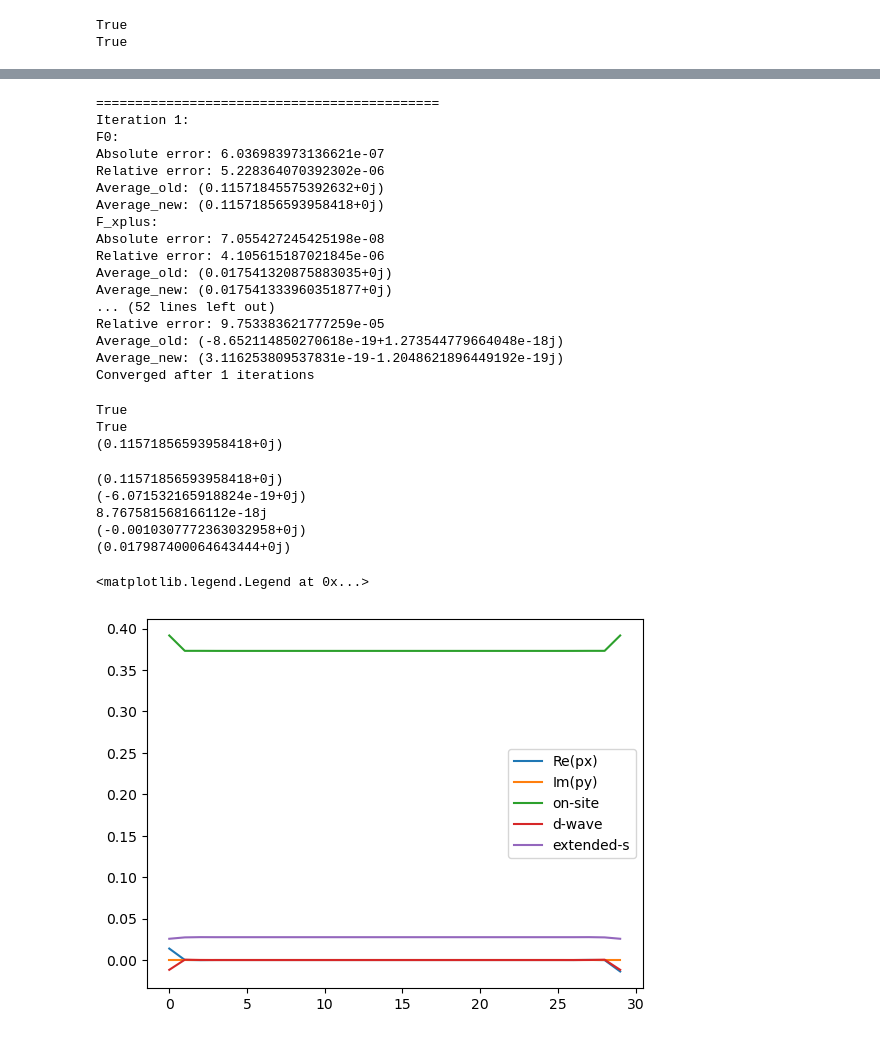
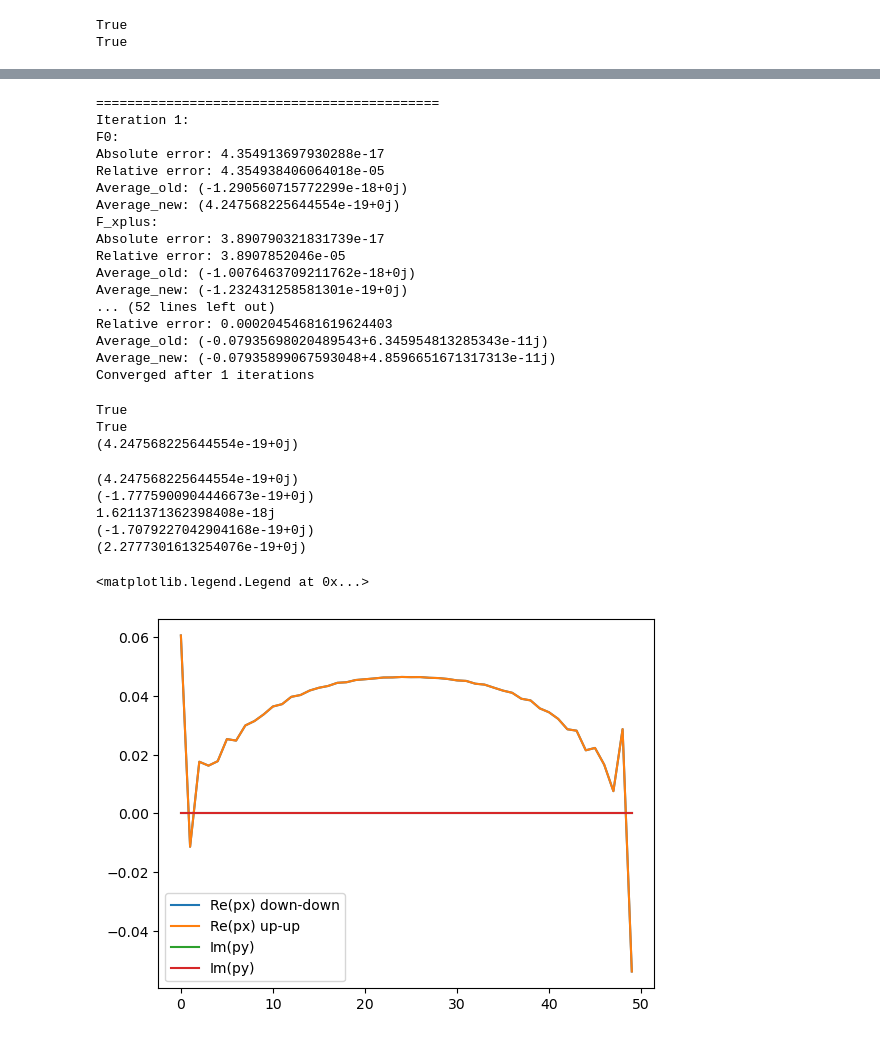
Before and after one commit to emilssp/master-thesis-codebase, a Jupyter notebook: notebooks/v2.1.ipynb, the cells around one changed output, grey strips where cells are left out. Drawn from its saved outputs; the diff is of its cells as text; code cells hidden in the pictures.

```diff
--- a/notebooks/v2.1.ipynb
+++ b/notebooks/v2.1.ipynb
@@ -49,7 +49,7 @@ print(block)
  [ 0.3-0.3j -0.1+0.1j  0. +0.j   0. +0.j ]
  [ 0.2-0.2j  0.4-0.4j  0. +0.j   0. +0.j ]]
 # %%
-X, Y = 30, 30
+X, Y = 50, 50
 lattice = Lattice(X, Y)
 
 t = 1
@@ -60,7 +60,7 @@ U = U0 * np.ones(lattice.X)
 V0 = +2.0 * t
 V = V0 * np.ones(lattice.X)
 V_prime = V
-H = Hamiltonian(t, mu, lattice, U=U, V_prime=None, V=None, F0_init=0.1)#, F_init=[0.1, -0.1, 0.1j, - 0.1j])
+H = Hamiltonian(t, mu, lattice, U=None, V_prime=V, V=None, Fuu_init=[0.1, -0.1, 0.1j, -0.1j], Fdd_init=[0.1, -0.1, 0.1j, -0.1j])
 # %%
 print(is_hermitian(H.matrix))
 print(is_hermitian(H.build_Hk(PI/3)))
@@ -93,19 +93,19 @@ bdg_self_consistency(H, maxiter=1, atol=1e-4, rtol=0.1, verbose=True) # CHECK: t
 ============================================
 Iteration 1:
 F0:
-Absolute error: 6.036983973136621e-07
-Relative error: 5.228364070392302e-06
-Average_old: (0.11571845575392632+0j)
-Average_new: (0.11571856593958418+0j)
+Absolute error: 4.354913697930288e-17
+Relative error: 4.354938406064018e-05
+Average_old: (-1.290560715772299e-18+0j)
+Average_new: (4.247568225644554e-19+0j)
 F_xplus:
-Absolute error: 7.055427245425198e-08
-Relative error: 4.105615187021845e-06
-Average_old: (0.017541320875883035+0j)
-Average_new: (0.017541333960351877+0j)
+Absolute error: 3.890790321831739e-17
+Relative error: 3.8907852046e-05
+Average_old: (-1.0076463709211762e-18+0j)
+Average_new: (-1.232431258581301e-19+0j)
 ... (52 lines left out)
-Relative error: 9.753383621777259e-05
-Average_old: (-8.652114850270618e-19+1.273544779664048e-18j)
-Average_new: (3.116253809537831e-19-1.2048621896449192e-19j)
+Relative error: 0.00020454681619624403
+Average_old: (-0.07935698020489543+6.345954813285343e-11j)
+Average_new: (-0.07935899067593048+4.8596651671317313e-11j)
 Converged after 1 iterations
 # %%
 print(is_hermitian(H.build_Hk(PI/4)))
@@ -114,7 +114,7 @@ print(np.mean(H.F0))
 # %% [output]
 True
 True
-(0.11571856593958418+0j)
+(4.247568225644554e-19+0j)
 # %%
 F0, F_xplus, F_xmin, F_yplus, F_ymin,\
 Fuu_xplus, Fuu_xmin, Fuu_yplus, Fuu_ymin,\
@@ -124,8 +124,18 @@ Nx = F_yplus.shape[0]  # number of x sites
 
 Fx_p = np.zeros(Nx, dtype=complex)
 Fx_m = np.zeros(Nx, dtype=complex)
-Fx_p[:-1] = F_xplus      # site i gets bond (i,i+1)
-Fx_m[1:]  = F_xmin       # site i gets bond (i,i-1).T
+Fx_p[:-1] = F_xplus
+Fx_m[1:]  = F_xmin
+
+Fuux_p = np.zeros(Nx, dtype=complex)
+Fuux_m = np.zeros(Nx, dtype=complex)
+Fuux_p[:-1] = Fuu_xplus
+Fuux_m[1:]  = Fuu_xmin
+
+Fddx_p = np.zeros(Nx, dtype=complex)
+Fddx_m = np.zeros(Nx, dtype=complex)
+Fddx_p[:-1] = Fdd_xplus
+Fddx_m[1:]  = Fdd_xmin
 
 print(np.mean(F0))
 print(np.mean(Fx_p - Fx_m)/2)
@@ -134,22 +144,28 @@ print(np.mean(Fx_p + Fx_m - F_yplus - F_ymin)/4)
 print(np.mean(Fx_p + Fx_m + F_yplus + F_ymin)/4)
 # U=5.2 : (0.027423485852989458+0j)
 # U = 2: (0.017987400064643444+0j)
+# Rest are edges but why not extended s
 # %% [output]
-(0.11571856593958418+0j)
-(-6.071532165918824e-19+0j)
-8.767581568166112e-18j
-(-0.0010307772363032958+0j)
-(0.017987400064643444+0j)
+(4.247568225644554e-19+0j)
+(-1.7775900904446673e-19+0j)
+1.6211371362398408e-18j
+(-1.7079227042904168e-19+0j)
+(2.2777301613254076e-19+0j)
 # %%
-plt.plot(np.real(Fx_p - Fx_m)/2, label='Re(px)')
-plt.plot(np.imag(F_yplus - F_ymin)/2, label='Im(py)')
-plt.plot(np.abs(F0), label='on-site')
-plt.plot(np.real(Fx_p + Fx_m - F_yplus - F_ymin)/4, label='d-wave')
-plt.plot(np.real(Fx_p + Fx_m + F_yplus + F_ymin)/4, label='extended-s')
+# plt.plot(np.real(Fx_p - Fx_m)/2, label='Re(px)')
+plt.plot(np.real(Fddx_p - Fddx_m)/2, label='Re(px) down-down')
+plt.plot(np.real(Fuux_p - Fuux_m)/2, label='Re(px) up-up')
+plt.plot(np.imag(Fdd_yplus - Fdd_ymin)/2, label='Im(py)')
+plt.plot(np.imag(Fuu_yplus - Fuu_ymin)/2, label='Im(py)')
+
+# plt.plot(np.imag(F_yplus - F_ymin)/2, label='Im(py)')
+# plt.plot(np.abs(F0), label='on-site')
+# plt.plot(np.real(Fx_p + Fx_m - F_yplus - F_ymin)/4, label='d-wave')
+# plt.plot(np.real(Fx_p + Fx_m + F_yplus + F_ymin)/4, label='extended-s')
 plt.legend()
 # %% [output]
 <matplotlib.legend.Legend at 0x...>
-[figure, old version]
+[figure, new version]
 # %%
 energies = np.linspace(-4,7,1000)
 dos_values = H.dos(energies, eta=0.0051)
```
Also changed, not shown: parts of 3 cells of this notebook, 2 other files.
